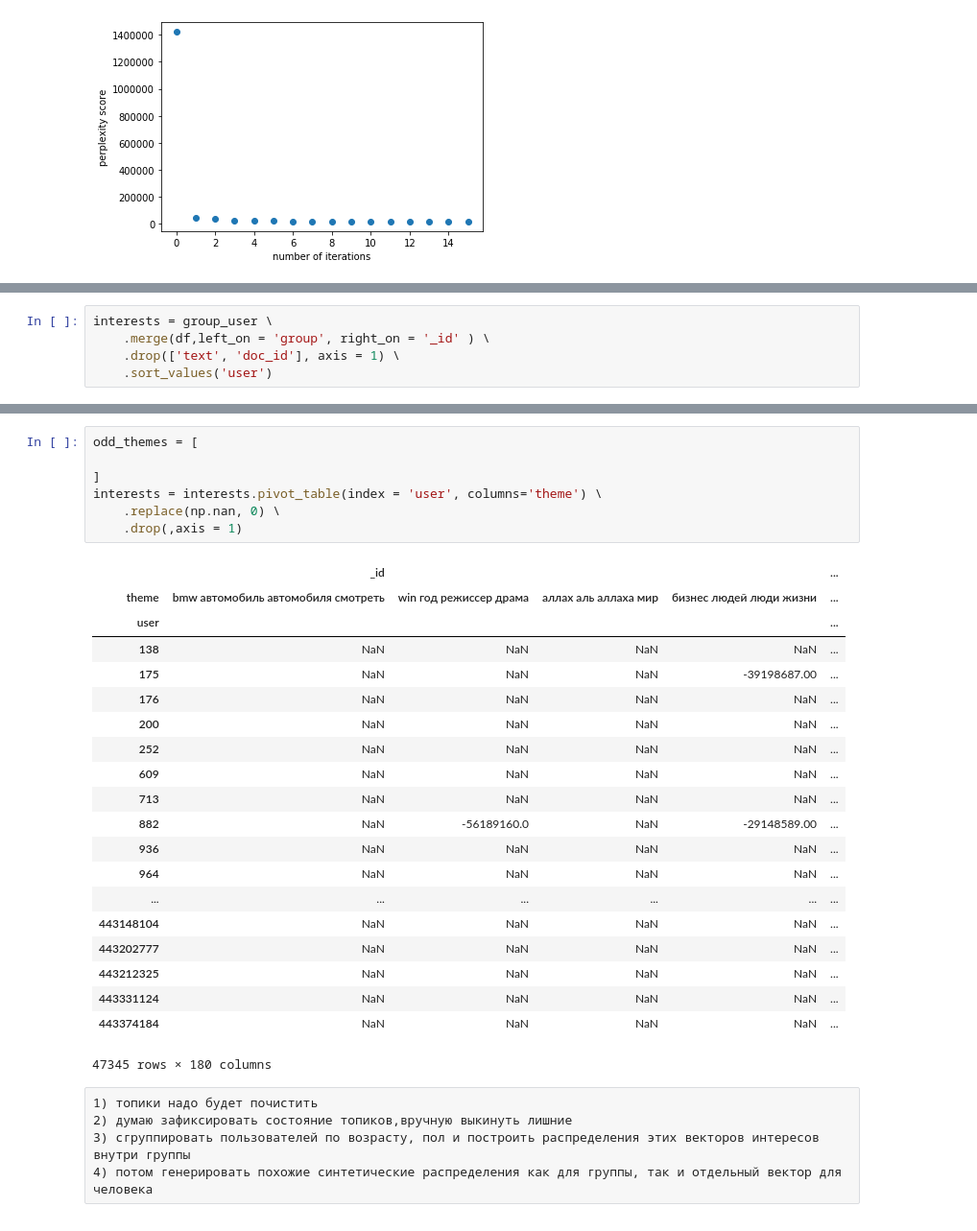
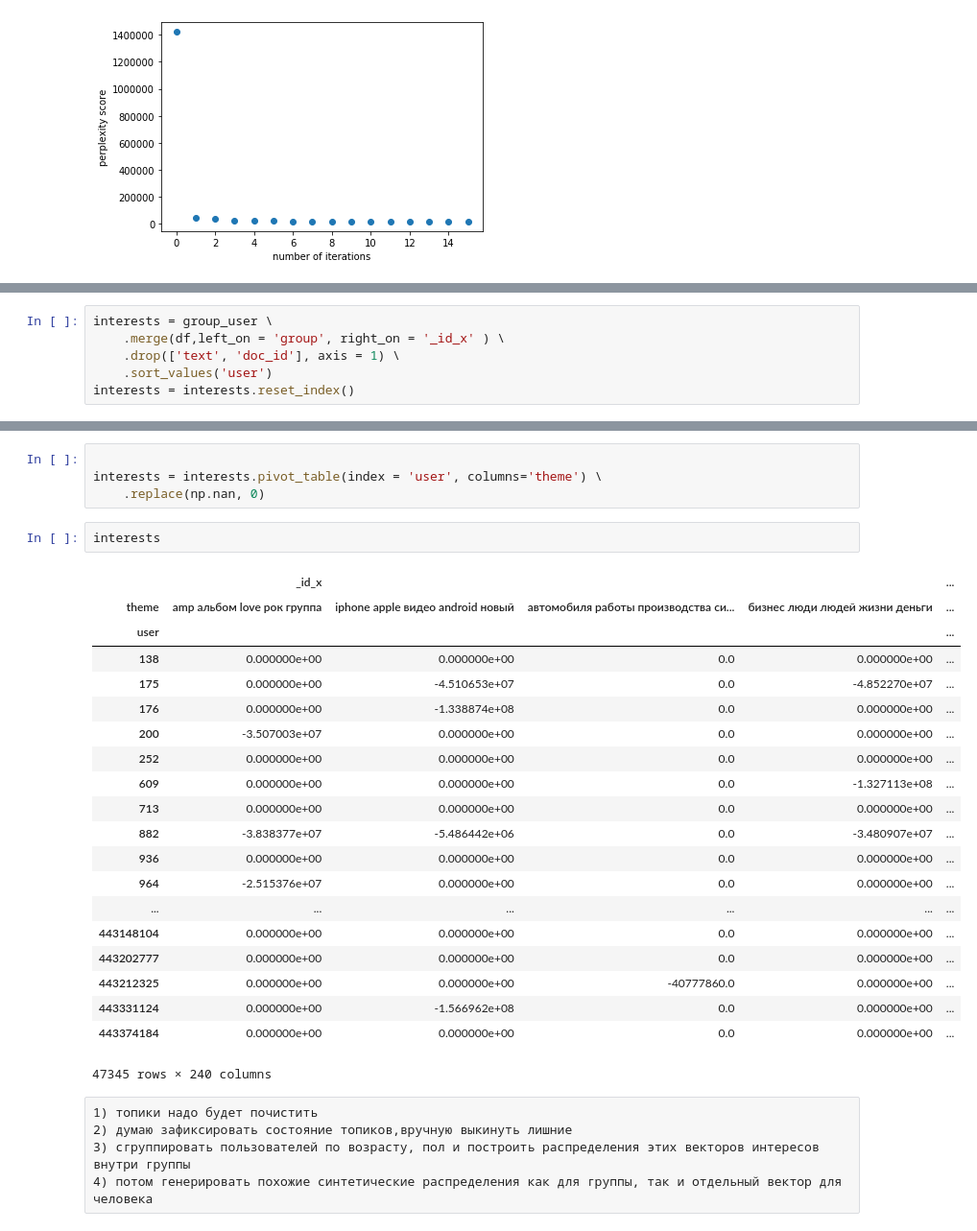
Before and after one commit to Vladimirchizh/TopicModeling, a Jupyter notebook: run_artm.ipynb, the cells around one changed output, grey strips where cells are left out. Shown: that part at 96% size. Saved outputs shown, nothing was run; the diff lists cells and outputs as text.

```diff
--- a/run_artm.ipynb
+++ b/run_artm.ipynb
@@ -209,5 +257,6 @@ df.head()
 # %%
 interests = group_user \
-    .merge(df,left_on = 'group', right_on = '_id' ) \
+    .merge(df,left_on = 'group', right_on = '_id_x' ) \
     .drop(['text', 'doc_id'], axis = 1) \
     .sort_values('user')
+interests = interests.reset_index()
@@ -224,31 +263,30 @@ interests.head()
 # %%
-odd_themes = [
 
-]
 interests = interests.pivot_table(index = 'user', columns='theme') \
-    .replace(np.nan, 0) \
-    .drop(,axis = 1)
+    .replace(np.nan, 0)
-# %% [output]
-|  | _id |  |  |  | ... |
-| theme | bmw автомобиль автомобиля смотреть | win год режиссер драма | аллах аль аллаха мир | бизнес людей люди жизни | ... |
-| user |  |  |  |  | ... |
-| 138 | NaN | NaN | NaN | NaN | ... |
-| 175 | NaN | NaN | NaN | -39198687.00 | ... |
-| 176 | NaN | NaN | NaN | NaN | ... |
-| 200 | NaN | NaN | NaN | NaN | ... |
-| 252 | NaN | NaN | NaN | NaN | ... |
-| 609 | NaN | NaN | NaN | NaN | ... |
-| 713 | NaN | NaN | NaN | NaN | ... |
-| 882 | NaN | -56189160.0 | NaN | -29148589.00 | ... |
-| 936 | NaN | NaN | NaN | NaN | ... |
-| 964 | NaN | NaN | NaN | NaN | ... |
-| ... | ... | ... | ... | ... | ... |
-| 443148104 | NaN | NaN | NaN | NaN | ... |
-| 443202777 | NaN | NaN | NaN | NaN | ... |
-| 443212325 | NaN | NaN | NaN | NaN | ... |
-| 443331124 | NaN | NaN | NaN | NaN | ... |
-| 443374184 | NaN | NaN | NaN | NaN | ... |
-47345 rows × 180 columns
+# %%
+interests
+# %% [output]
+|  | _id_x |  |  |  | ... |
+| theme | amp альбом love рок группа | iphone apple видео android новый | автомобиля работы производства си... | бизнес люди людей жизни деньги | ... |
+| user |  |  |  |  | ... |
+| 138 | 0.000000e+00 | 0.000000e+00 | 0.0 | 0.000000e+00 | ... |
+| 175 | 0.000000e+00 | -4.510653e+07 | 0.0 | -4.852270e+07 | ... |
+| 176 | 0.000000e+00 | -1.338874e+08 | 0.0 | 0.000000e+00 | ... |
+| 200 | -3.507003e+07 | 0.000000e+00 | 0.0 | 0.000000e+00 | ... |
+| 252 | 0.000000e+00 | 0.000000e+00 | 0.0 | 0.000000e+00 | ... |
+| 609 | 0.000000e+00 | 0.000000e+00 | 0.0 | -1.327113e+08 | ... |
+| 713 | 0.000000e+00 | 0.000000e+00 | 0.0 | 0.000000e+00 | ... |
+| 882 | -3.838377e+07 | -5.486442e+06 | 0.0 | -3.480907e+07 | ... |
+| 936 | 0.000000e+00 | 0.000000e+00 | 0.0 | 0.000000e+00 | ... |
+| 964 | -2.515376e+07 | 0.000000e+00 | 0.0 | 0.000000e+00 | ... |
+| ... | ... | ... | ... | ... | ... |
+| 443148104 | 0.000000e+00 | 0.000000e+00 | 0.0 | 0.000000e+00 | ... |
+| 443202777 | 0.000000e+00 | 0.000000e+00 | 0.0 | 0.000000e+00 | ... |
+| 443212325 | 0.000000e+00 | 0.000000e+00 | -40777860.0 | 0.000000e+00 | ... |
+| 443331124 | 0.000000e+00 | -1.566962e+08 | 0.0 | 0.000000e+00 | ... |
+| 443374184 | 0.000000e+00 | 0.000000e+00 | 0.0 | 0.000000e+00 | ... |
+47345 rows × 240 columns
 # %% [raw]
 1) топики надо будет почистить
 2) думаю зафиксировать состояние топиков,вручную выкинуть лишние
```
Also changed, not shown: parts of 9 cells of this notebook.
